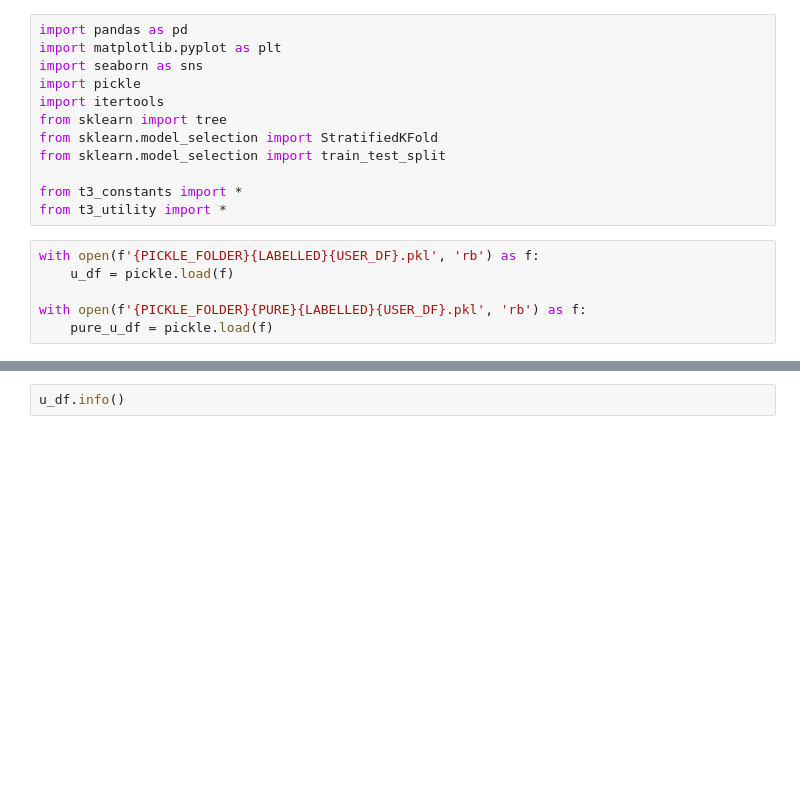
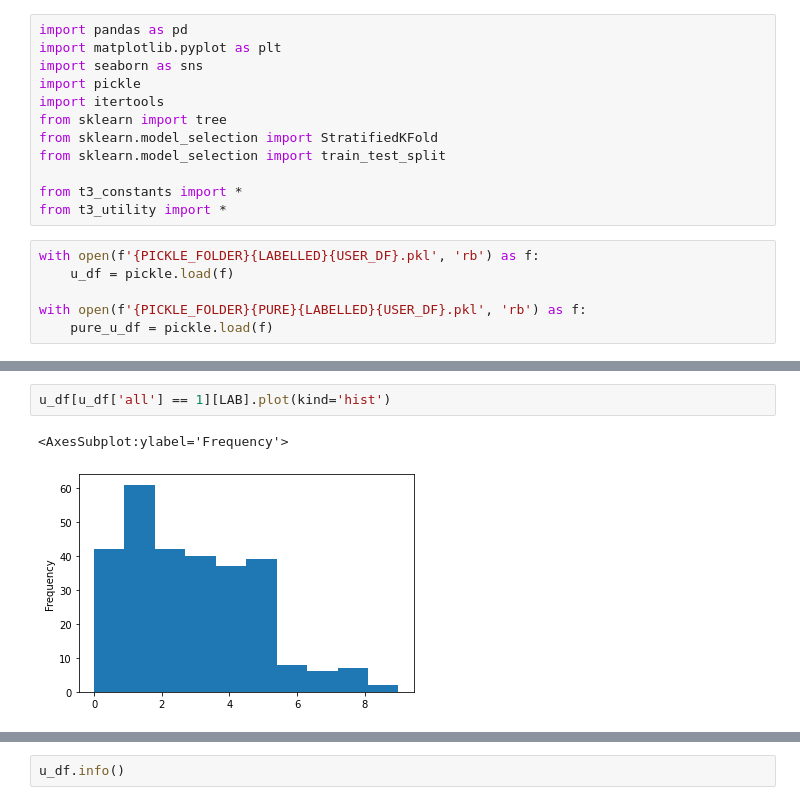
Before and after one commit to frankpietro/dm-project, a Jupyter notebook: DM_DonatiFrancaviglia_TASK3/predictive_labelling.ipynb, the cells around one changed output, grey strips where cells are left out. Cells and saved outputs as stored; diff of their text form; blank space fills up the shorter version.

```diff
--- a/DM_DonatiFrancaviglia_TASK3/predictive_labelling.ipynb
+++ b/DM_DonatiFrancaviglia_TASK3/predictive_labelling.ipynb
@@ -25,0 +47,5 @@ with open(f'{PICKLE_FOLDER}{PURE}{LABELLED}{USER_DF}.pkl', 'rb') as f:
+# %%
+u_df[u_df['all'] == 1][LAB].plot(kind='hist')
+# %% [output]
+<AxesSubplot:ylabel='Frequency'>
+[figure, added]
```
Also changed, not shown: parts of 3 cells of this notebook.
